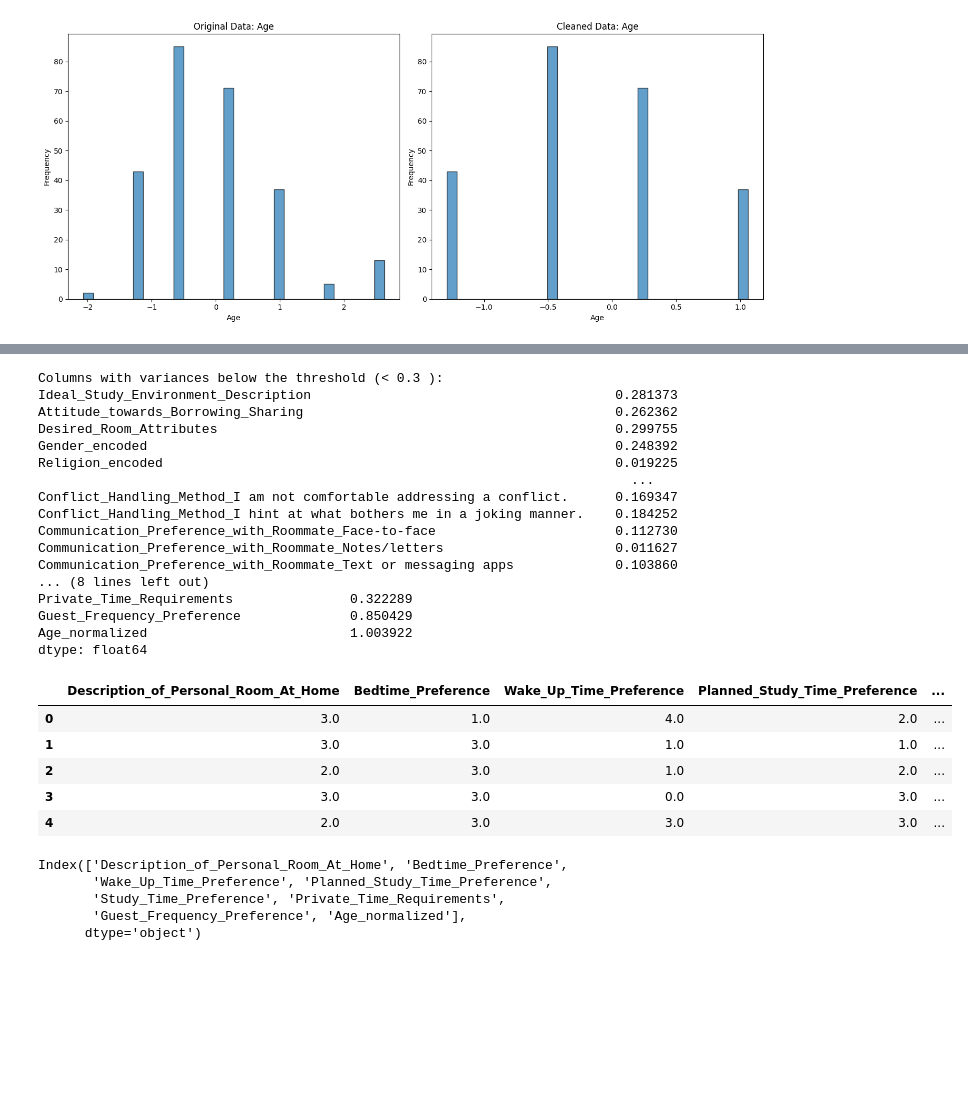
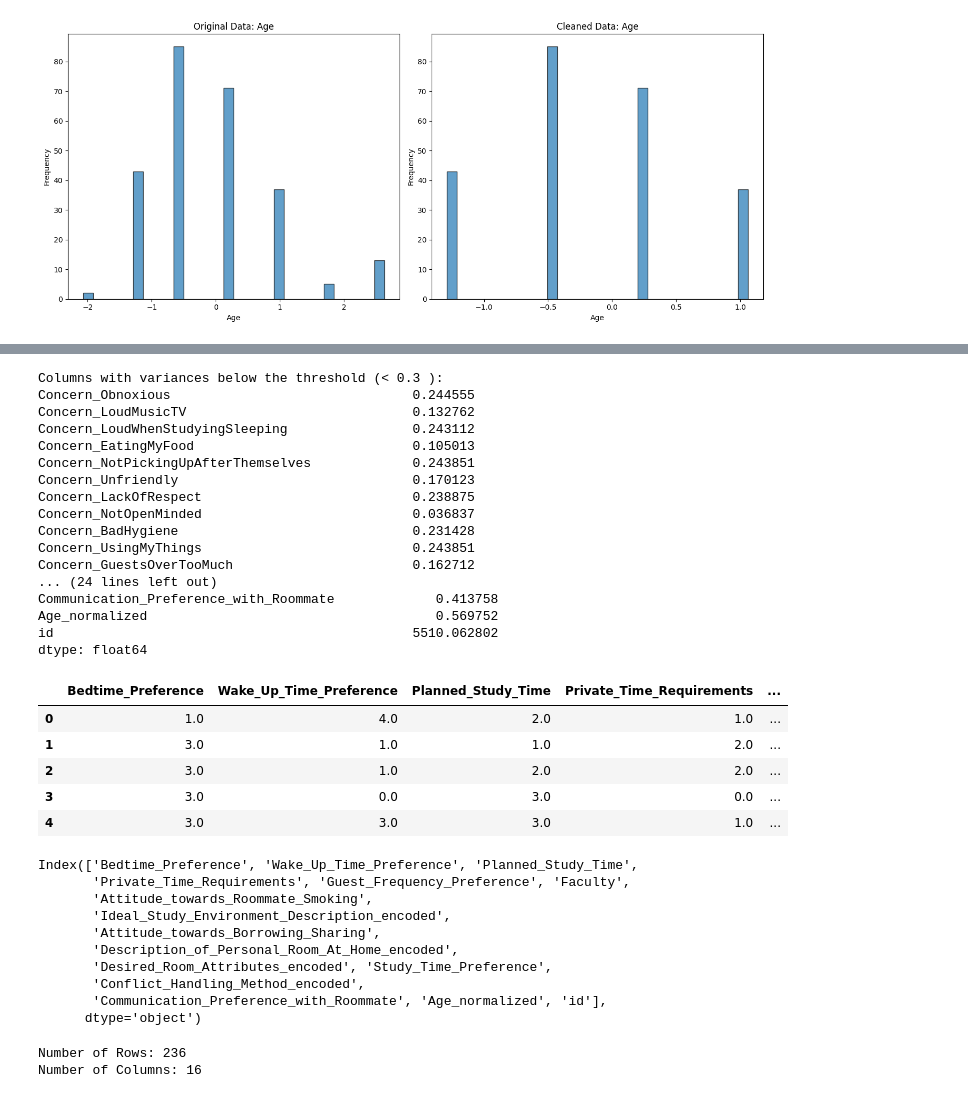
Before and after one commit to khaled-elsaeed/Roommate-Recommender, a Jupyter notebook: src/preprocessing/feature_engineering.ipynb, the cells around one changed output, grey strips where cells are left out. Drawn from its saved outputs; the diff is of its cells as text; code cells hidden in the pictures; blank space fills up the shorter version.

```diff
--- a/src/preprocessing/feature_engineering.ipynb
+++ b/src/preprocessing/feature_engineering.ipynb
@@ -3,5 +3,7 @@ import pandas as pd
 import  matplotlib.pyplot as plt
 # %%
 df = pd.read_csv("../../data/processed/Roommate_Compatibility_Survey.csv")
+# Adding an 'id' column with unique IDs
+df['id'] = range(1, len(df) + 1)
 df.head()
 # %% [output]
@@ -123,7 +84,7 @@ plt.show()
 # Define the threshold
 threshold = 0.3
 
-variances = df.var()
+variances = df_clean.var()
 
 low_threshold_columns = variances[variances < threshold]
 high_threshold_columns = variances[variances >= threshold]
@@ -135,39 +96,54 @@ print("\nColumns with variances equal to or above the threshold (>= ", threshold
 print(high_threshold_columns)
 # %% [output]
 Columns with variances below the threshold (< 0.3 ):
-Ideal_Study_Environment_Description                                       0.281373
-Attitude_towards_Borrowing_Sharing                                        0.262362
-Desired_Room_Attributes                                                   0.299755
-Gender_encoded                                                            0.248392
-Religion_encoded                                                          0.019225
-                                                                            ...
-Conflict_Handling_Method_I am not comfortable addressing a conflict.      0.169347
-Conflict_Handling_Method_I hint at what bothers me in a joking manner.    0.184252
-Communication_Preference_with_Roommate_Face-to-face                       0.112730
-Communication_Preference_with_Roommate_Notes/letters                      0.011627
-Communication_Preference_with_Roommate_Text or messaging apps             0.103860
-... (8 lines left out)
-Private_Time_Requirements               0.322289
-Guest_Frequency_Preference              0.850429
-Age_normalized                          1.003922
+Concern_Obnoxious                               0.244555
+Concern_LoudMusicTV                             0.132762
+Concern_LoudWhenStudyingSleeping                0.243112
+Concern_EatingMyFood                            0.105013
+Concern_NotPickingUpAfterThemselves             0.243851
+Concern_Unfriendly                              0.170123
+Concern_LackOfRespect                           0.238875
+Concern_NotOpenMinded                           0.036837
+Concern_BadHygiene                              0.231428
+Concern_UsingMyThings                           0.243851
+Concern_GuestsOverTooMuch                       0.162712
+... (24 lines left out)
+Communication_Preference_with_Roommate             0.413758
+Age_normalized                                     0.569752
+id                                              5510.062802
 dtype: float64
 # %%
-filtered_df = df[high_threshold_columns.index]
+filtered_df = df_clean[high_threshold_columns.index]
 filtered_df.head()
 # %% [output]
-|  | Description_of_Personal_Room_At_Home | Bedtime_Preference | Wake_Up_Time_Preference | Planned_Study_Time_Preference | ... |
-| 0 | 3.0 | 1.0 | 4.0 | 2.0 | ... |
-| 1 | 3.0 | 3.0 | 1.0 | 1.0 | ... |
-| 2 | 2.0 | 3.0 | 1.0 | 2.0 | ... |
-| 3 | 3.0 | 3.0 | 0.0 | 3.0 | ... |
-| 4 | 2.0 | 3.0 | 3.0 | 3.0 | ... |
+|  | Bedtime_Preference | Wake_Up_Time_Preference | Planned_Study_Time | Private_Time_Requirements | ... |
+| 0 | 1.0 | 4.0 | 2.0 | 1.0 | ... |
+| 1 | 3.0 | 1.0 | 1.0 | 2.0 | ... |
+| 2 | 3.0 | 1.0 | 2.0 | 2.0 | ... |
+| 3 | 3.0 | 0.0 | 3.0 | 0.0 | ... |
+| 4 | 3.0 | 3.0 | 3.0 | 1.0 | ... |
 # %%
 filtered_df.columns
 # %% [output]
-Index(['Description_of_Personal_Room_At_Home', 'Bedtime_Preference',
-       'Wake_Up_Time_Preference', 'Planned_Study_Time_Preference',
-       'Study_Time_Preference', 'Private_Time_Requirements',
-       'Guest_Frequency_Preference', 'Age_normalized'],
+Index(['Bedtime_Preference', 'Wake_Up_Time_Preference', 'Planned_Study_Time',
+       'Private_Time_Requirements', 'Guest_Frequency_Preference', 'Faculty',
+       'Attitude_towards_Roommate_Smoking',
+       'Ideal_Study_Environment_Description_encoded',
+       'Attitude_towards_Borrowing_Sharing',
+       'Description_of_Personal_Room_At_Home_encoded',
+       'Desired_Room_Attributes_encoded', 'Study_Time_Preference',
+       'Conflict_Handling_Method_encoded',
+       'Communication_Preference_with_Roommate', 'Age_normalized', 'id'],
       dtype='object')
+# %%
+# Checking the number of rows and columns
+
+num_rows, num_columns = filtered_df.shape
+
+print(f"Number of Rows: {num_rows}")
+print(f"Number of Columns: {num_columns}\n")
+# %% [output]
+Number of Rows: 236
+Number of Columns: 16
 # %%
 filtered_df.to_csv('../../data/final/Roommate_Compatibility_Survey.csv', index=False)
```
Also changed, not shown: parts of 6 cells of this notebook, 42 other files.
